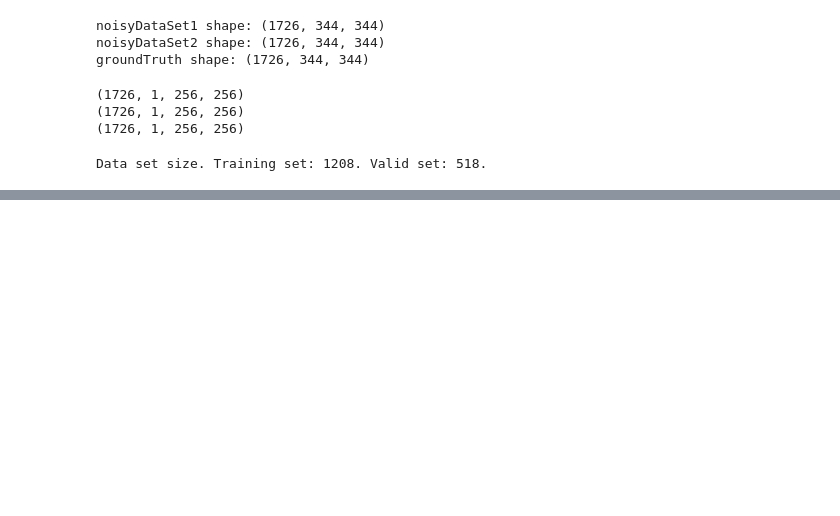
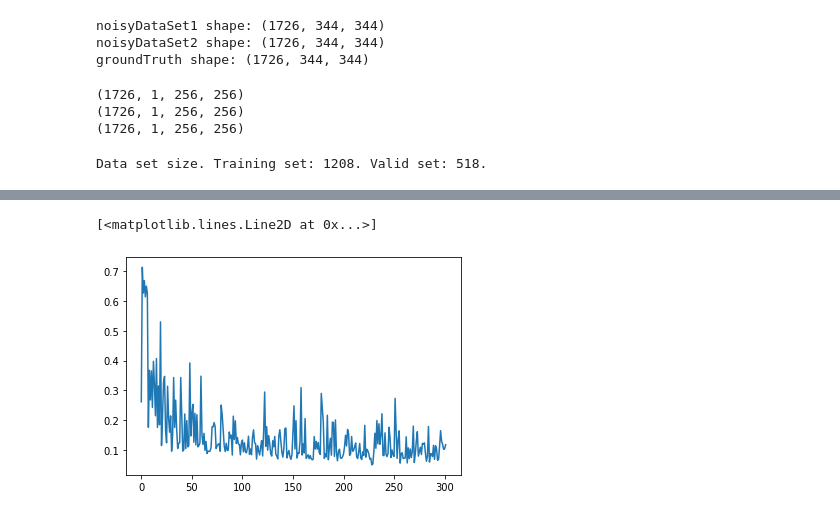
Before and after one commit to mabelzunce/PETDenoising, a Jupyter notebook: cnn/python/trainUnet.ipynb, the cells around one changed output, grey strips where cells are left out. Drawn from its saved outputs; the diff is of its cells as text; code cells hidden in the pictures; blank space fills up the shorter version.

```diff
--- a/cnn/python/trainUnet.ipynb
+++ b/cnn/python/trainUnet.ipynb
@@ -313,0 +351,5 @@ plt.pause(0)
+# %%
+plt.plot(lossValuesTrainingSet)
+# %% [output]
+[<matplotlib.lines.Line2D at 0x...>]
+[figure, added]
```
Also changed, not shown: parts of 4 cells of this notebook.
